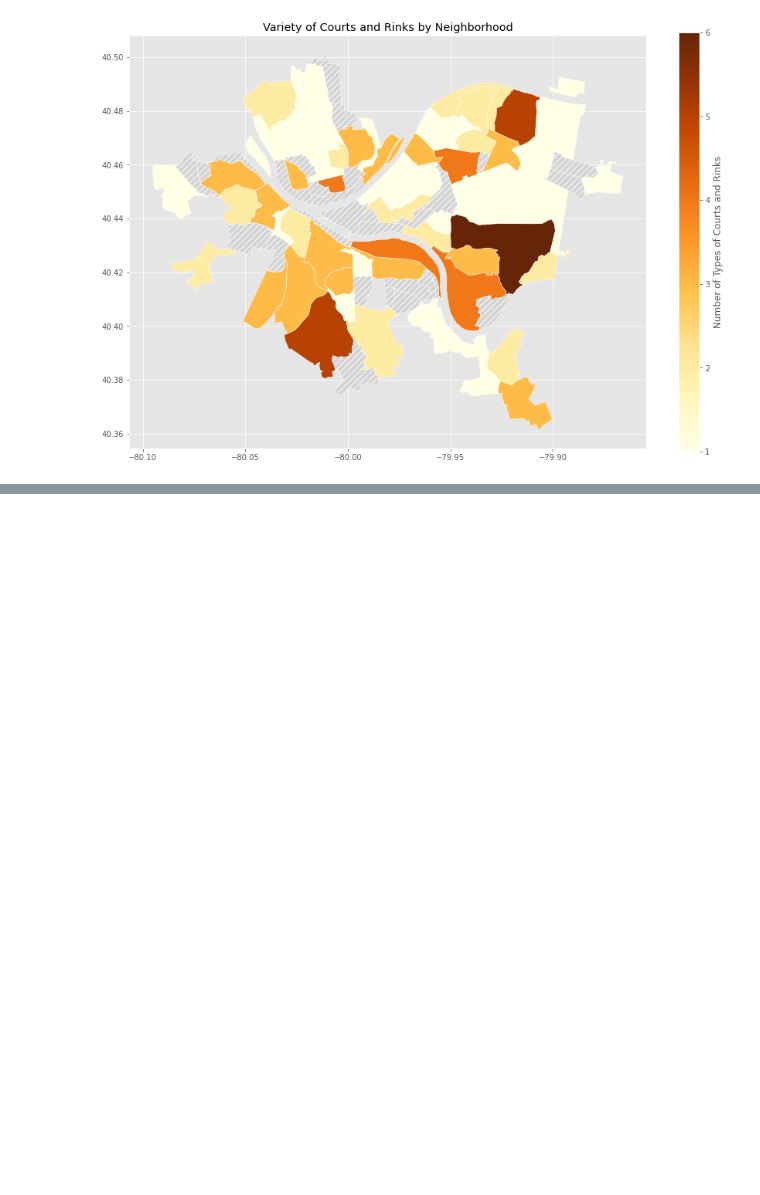
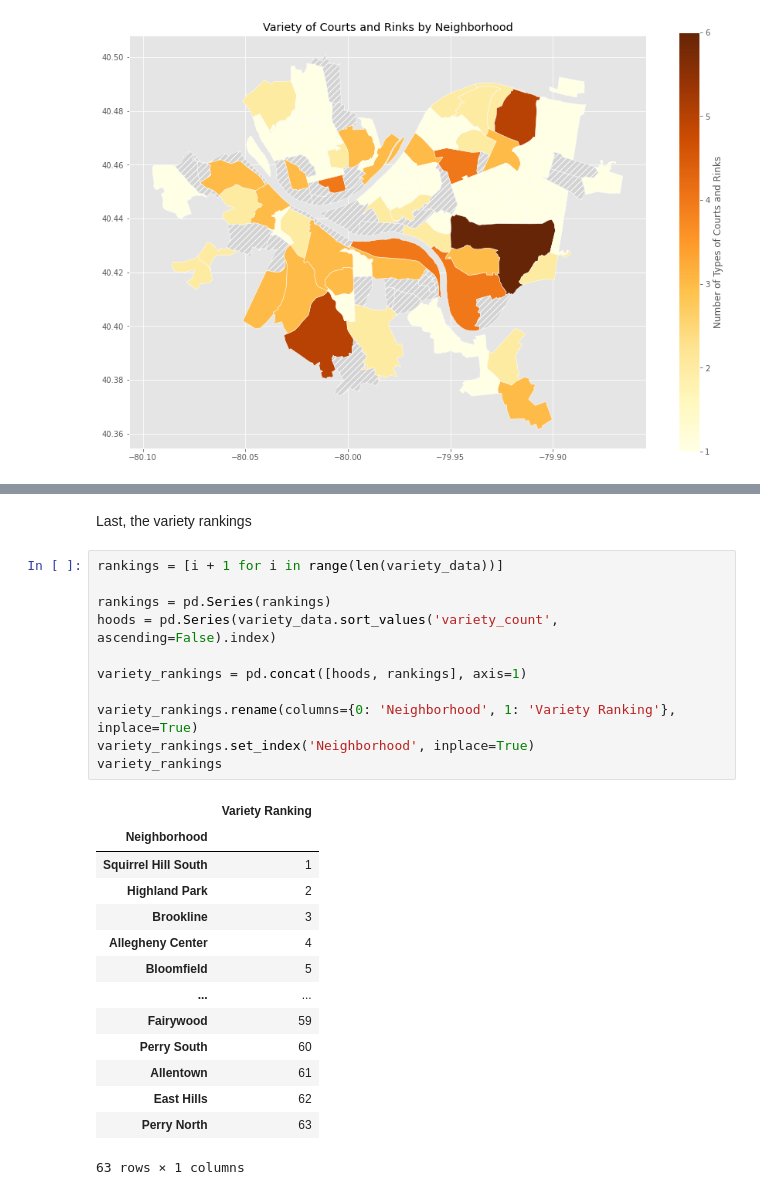
Before and after one commit to ShashSriv/Best-Neighborhood-Pittsburgh, a Jupyter notebook: courts_and_rinks.ipynb, the cells around one changed output, grey strips where cells are left out. Cells and saved outputs as stored; diff of their text form; blank space fills up the shorter version.

```diff
--- a/courts_and_rinks.ipynb
+++ b/courts_and_rinks.ipynb
@@ -272,0 +338,28 @@ plt.show()
+# %% [markdown]
+Last, the variety rankings
+# %%
+rankings = [i + 1 for i in range(len(variety_data))]
+
+rankings = pd.Series(rankings)
+hoods = pd.Series(variety_data.sort_values('variety_count', ascending=False).index)
+
+variety_rankings = pd.concat([hoods, rankings], axis=1)
+
+variety_rankings.rename(columns={0: 'Neighborhood', 1: 'Variety Ranking'}, inplace=True)
+variety_rankings.set_index('Neighborhood', inplace=True)
+variety_rankings
+# %% [output]
+|  | Variety Ranking |
+| Neighborhood |  |
+| Squirrel Hill South | 1 |
+| Highland Park | 2 |
+| Brookline | 3 |
+| Allegheny Center | 4 |
+| Bloomfield | 5 |
+| ... | ... |
+| Fairywood | 59 |
+| Perry South | 60 |
+| Allentown | 61 |
+| East Hills | 62 |
+| Perry North | 63 |
+63 rows × 1 columns
```
Also changed, not shown: parts of 23 cells of this notebook, 2 other files.
